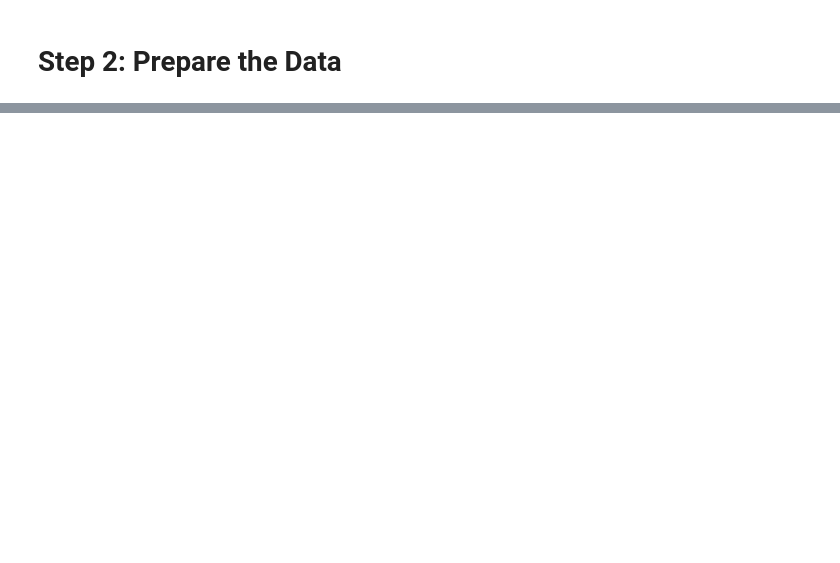
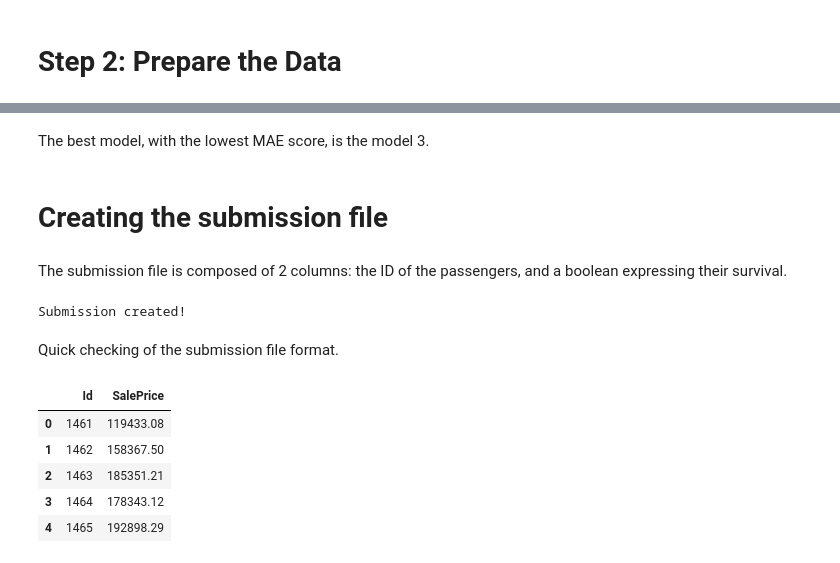
Before and after one commit to DimitriMisiak/Kaggle-Projects, a Jupyter notebook: home-data-for-ml-course/working/housing-prices_intermediate-ML.ipynb, the cells around one changed output, grey strips where cells are left out. Drawn from its saved outputs; the diff is of its cells as text; code cells hidden in the pictures; blank space fills up the shorter version.

```diff
--- a/Competitions/Housing Prices/housing-prices_missing-values.ipynb
+++ b/home-data-for-ml-course/working/housing-prices_intermediate-ML.ipynb
@@ -298,0 +157,35 @@ Index(['MSZoning', 'Street', 'Alley', 'LotShape', 'LandContour', 'Utilities',
+# %% [markdown]
+The best model, with the lowest MAE score, is the model 3.
+# %% [markdown]
+# Creating the submission file
+# %% [markdown]
+The submission file is composed of 2 columns: the ID of the passengers, and a boolean expressing their survival.
+# %%
+### based on the study of the Decision Tree Model
+final_model = RandomForestRegressor(n_estimators=100, criterion='mae', random_state=0)
+
+final_model.fit(X, y)
+predictions = final_model.predict(X_test)
+
+# Generate test predictions
+preds_test = final_model.predict(X_test)
+
+# Save predictions in format used for competition scoring
+output = pd.DataFrame({'Id': X_test.index,
+                       'SalePrice': preds_test})
+output.to_csv('submission.csv', index=False)
+print("Submission created!")
+# %% [output]
+Submission created!
+# %% [markdown]
+Quick checking of the submission file format.
+# %%
+submission_data = pd.read_csv("submission.csv")
+submission_data.head()
+# %% [output]
+|  | Id | SalePrice |
+| 0 | 1461 | 119433.08 |
+| 1 | 1462 | 158367.50 |
+| 2 | 1463 | 185351.21 |
+| 3 | 1464 | 178343.12 |
+| 4 | 1465 | 192898.29 |
```
Also changed, not shown: parts of 33 cells of this notebook, 31 other files.
